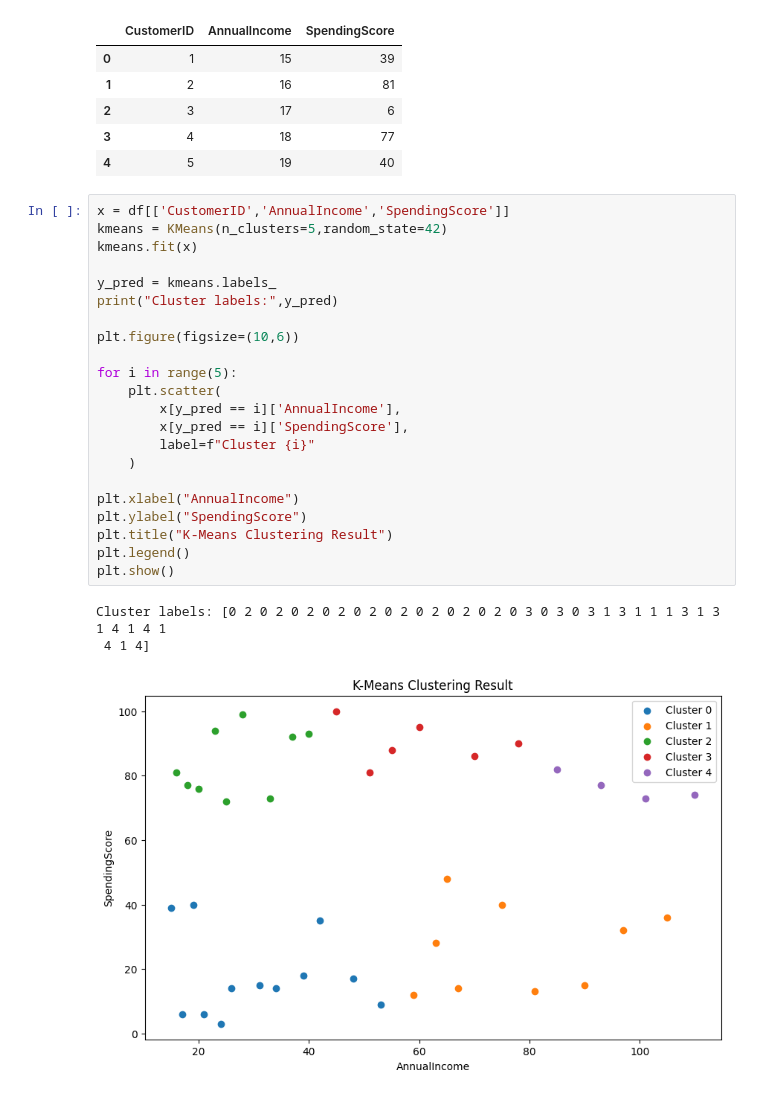
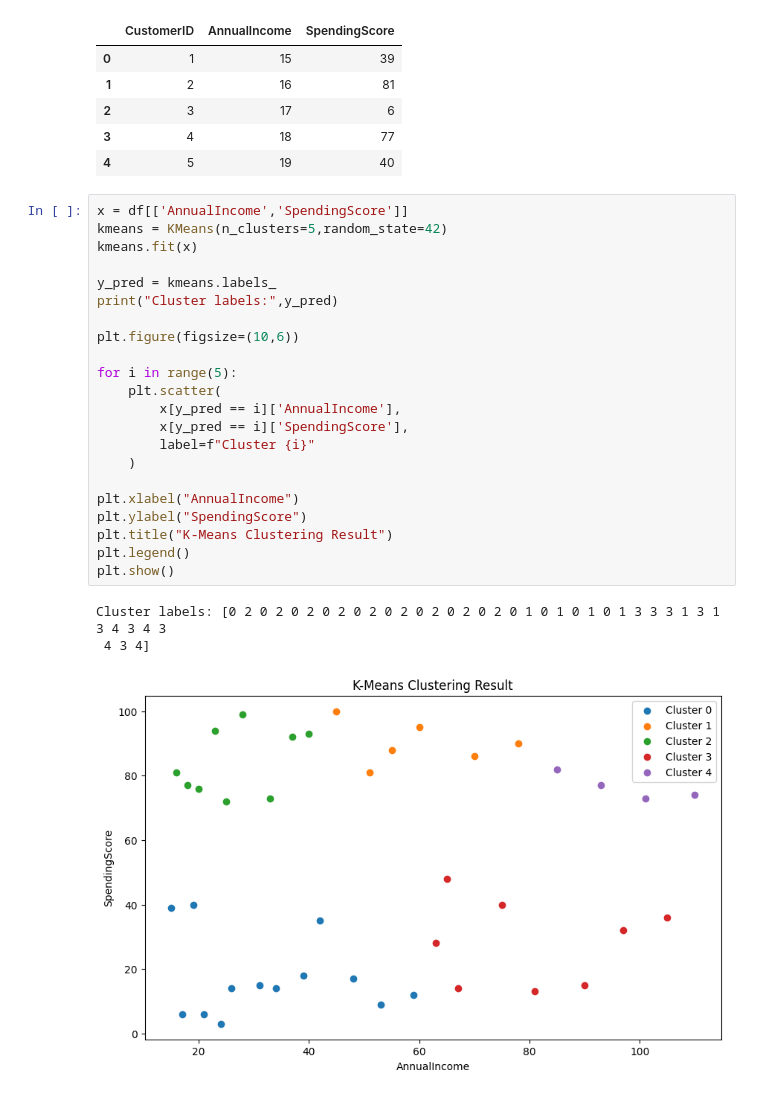
Before and after one commit to sinsinav505-cell/Machine-Learning, a Jupyter notebook: customer kmeans.ipynb, the cells around one changed output. Drawn from its saved outputs; the diff is of its cells as text.

```diff
--- a/customer kmeans.ipynb
+++ b/customer kmeans.ipynb
@@ -13,28 +14,28 @@ df.head()
 | 3 | 4 | 18 | 77 |
 | 4 | 5 | 19 | 40 |
 # %%
-x = df[['CustomerID','AnnualIncome','SpendingScore']]
+x = df[['AnnualIncome','SpendingScore']]
 kmeans = KMeans(n_clusters=5,random_state=42)
 kmeans.fit(x)
 
 y_pred = kmeans.labels_
 print("Cluster labels:",y_pred)
 
 plt.figure(figsize=(10,6))
 
 for i in range(5):
     plt.scatter(
         x[y_pred == i]['AnnualIncome'],
         x[y_pred == i]['SpendingScore'],
         label=f"Cluster {i}"
     )
 
 plt.xlabel("AnnualIncome")
 plt.ylabel("SpendingScore")
 plt.title("K-Means Clustering Result")
 plt.legend()
 plt.show()
 # %% [output]
-Cluster labels: [0 2 0 2 0 2 0 2 0 2 0 2 0 2 0 2 0 2 0 3 0 3 0 3 1 3 1 1 1 3 1 3 1 4 1 4 1
- 4 1 4]
+Cluster labels: [0 2 0 2 0 2 0 2 0 2 0 2 0 2 0 2 0 2 0 1 0 1 0 1 0 1 3 3 3 1 3 1 3 4 3 4 3
+ 4 3 4]
-[figure, old version]
+[figure, new version]
```
Also changed, not shown: parts of 3 cells of this notebook, 3 other files.
